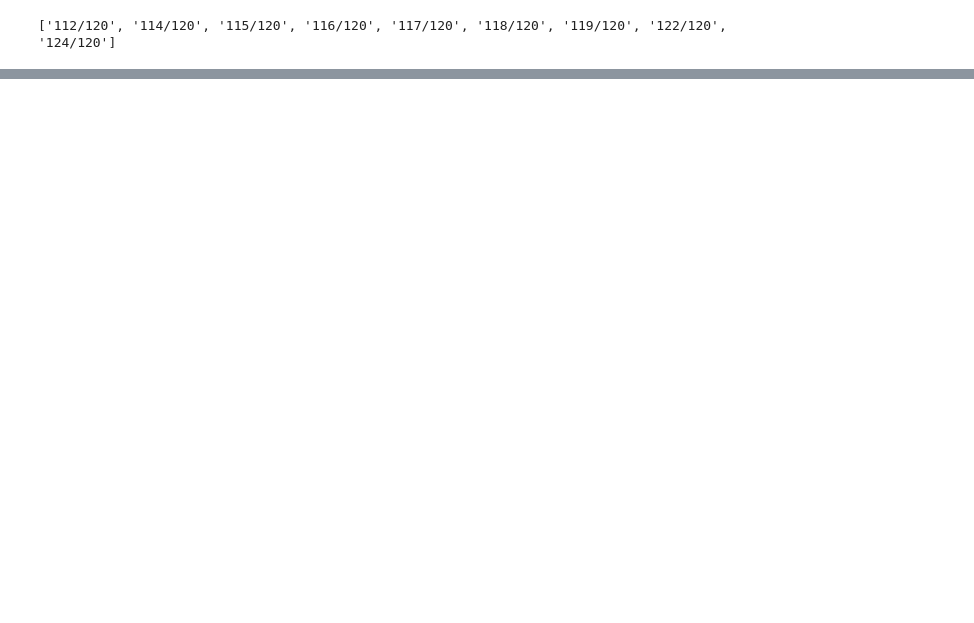
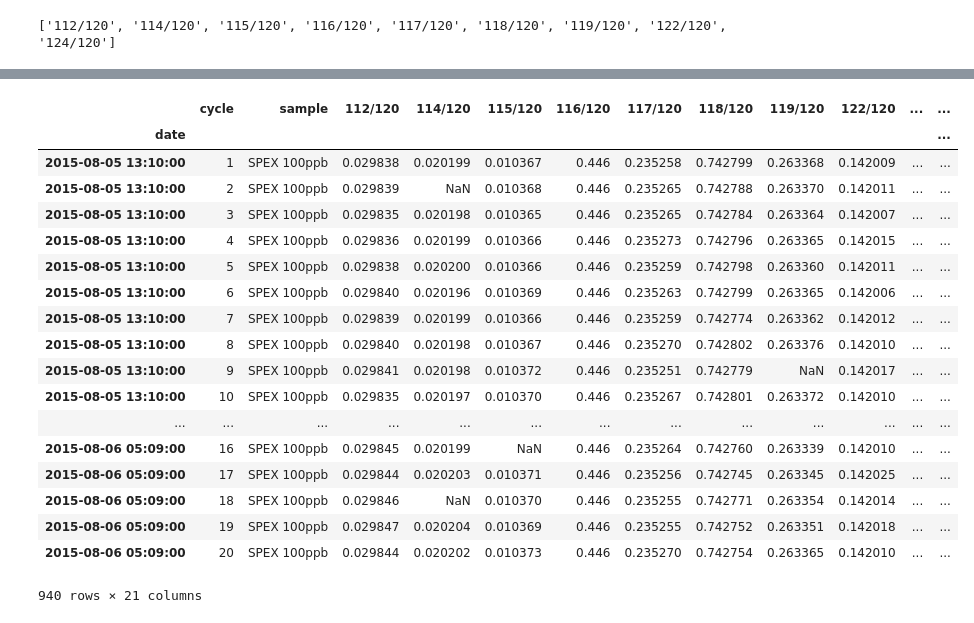
Before and after one commit to Marfster/NU_Plasma, a Jupyter notebook: Nu Plasma Evaluation - internal norm.ipynb, the cells around one changed output, grey strips where cells are left out. Saved outputs shown, nothing was run; the diff lists cells and outputs as text; code cells hidden in the pictures; blank space fills up the shorter version.

```diff
--- a/Nu Plasma Evaluation - internal norm.ipynb
+++ b/Nu Plasma Evaluation - internal norm.ipynb
@@ -83,28 +100,38 @@ df_all
 # %%
 files_1 = range(files_start, files_end, 1)
 df_raw_signals = pd.DataFrame()
-df_external_norm = pd.DataFrame()
-df_external_norm_mean = pd.DataFrame()
+df_internal_norm = pd.DataFrame()
 
-for sample in files_1:
+for sample in sample_ls:
     df = NU_data_read(path, sample, cup_config)
     cycles = range(1, len(df.data_read(sample).index)+1)
-    #blk_1 = NU_data_read(path, files[sample][1][0], cup_config)
-    #blk_2 = NU_data_read(path, files[sample][1][1], cup_config)
 
-    df_zero = df.data_zero_corr(sample)
-    #df_bgd_1 = blk_1.data_zero_corr(files[sample][1][0])
-    #df_bgd_2 = blk_2.data_zero_corr(files[sample][1][1])
+    if ((sample-1) in blk_ls) and ((sample+1) in blk_ls):
+        blk1 = sample-1
+        blk2 = sample+1
+        blk_corr_sample = True
+    else:
+        blk_corr_sample = False
 
-    new_corr = evaluation(df_zero, cycles, isotopes, cup_config, database, mass_range, corr_isotopes_1 , denom_corr_ratio)
-    #new_corr.line2_corr(df_zero, "119")
-    #new_corr.data_bgd_corr(df_bgd_1, df_bgd_2)
+    if (blk_corr == True) and (blk_corr_sample == True):
+        blk_1 = NU_data_read(path, blk1, cup_config)
+        blk_2 = NU_data_read(path, blk2, cup_config)
+        df_zero = df.data_zero_corr(sample)
+        df_bgd_1 = blk_1.data_zero_corr(blk1)
+        df_bgd_2 = blk_2.data_zero_corr(blk2)
+        new_corr = evaluation(df_zero, cycles, isotopes, cup_config, database, mass_range, corr_isotopes_2 , denom_corr_ratio)
+        new_corr.line2_corr(df_zero, "119")
+        new_corr.data_bgd_corr(df_bgd_1, df_bgd_2)
+    else:
+        df_zero = df.data_zero_corr(sample)
+        new_corr = evaluation(df_zero, cycles, isotopes, cup_config, database, mass_range, corr_isotopes_2 , denom_corr_ratio)
+        new_corr.line2_corr(df_zero, "119")
 
     data_sample_raw = new_corr.raw_signals(denom_isotope)
     data_sample_raw = pd.DataFrame.from_dict(data_sample_raw, orient = 'index')
     data_sample_raw = data_sample_raw[np.abs(data_sample_raw-data_sample_raw.mean())<=(2*data_sample_raw.std())]
 
-    data_sample = new_corr.internal_norm_1(denom_isotope, 10)
+    data_sample = new_corr.internal_norm_2(denom_isotope, 10)
     data_sample = pd.DataFrame.from_dict(data_sample, orient = 'index')
     data_sample = data_sample[np.abs(data_sample-data_sample.mean())<=(2*data_sample.std())]
 
@@ -112,20 +139,41 @@ for sample in files_1:
     date = df.extract_metadata(sample, "Date")
     starttime = df.extract_metadata(sample, "Start Time")
     data_sample = data_sample.drop(denom_isotope, axis=1)
+    data_sample = data_sample[sorted(data_sample.columns)]
     data_sample.columns = data_sample_column
     data_sample["date"] = datetime.strptime(date+starttime, '%d/%m/%Y%H:%M')
     data_sample["sample"] = sample_name
     data_sample["cycle"] = data_sample.index.values
 
-
     data_sample_raw["cycle"] = data_sample_raw.index.values
     data_sample = data_sample.merge(data_sample_raw)
 
-    df_external_norm = df_external_norm.append(data_sample)
+    df_internal_norm = df_internal_norm.append(data_sample)
 # %%
-#df_external_norm.set_index("date", inplace = True)
+df_internal_norm= df_internal_norm.set_index("date")
 columns = ["cycle", "sample"]
 columns.extend(data_sample_column)
 columns.extend(sorted(data_sample_raw.drop("cycle", axis=1).columns))
-df_external_sub = pd.DataFrame(df_external_norm, columns = columns)
-df_external_sub.to_csv(path_sav + "Sn_H9_L4_internal_corr_all.csv")
+df_internal_sub = pd.DataFrame(df_internal_norm, columns = columns)
+df_internal_sub
+#df_external_sub.to_csv(path_sav + "Sn_H9_L4_internal_corr_all.csv")
+# %% [output]
+|  | cycle | sample | 112/120 | 114/120 | 115/120 | 116/120 | 117/120 | 118/120 | 119/120 | 122/120 | ... | ... |
+| date |  |  |  |  |  |  |  |  |  |  |  | ... |
+| 2015-08-05 13:10:00 | 1 | SPEX 100ppb | 0.029838 | 0.020199 | 0.010367 | 0.446 | 0.235258 | 0.742799 | 0.263368 | 0.142009 | ... | ... |
+| 2015-08-05 13:10:00 | 2 | SPEX 100ppb | 0.029839 | NaN | 0.010368 | 0.446 | 0.235265 | 0.742788 | 0.263370 | 0.142011 | ... | ... |
+| 2015-08-05 13:10:00 | 3 | SPEX 100ppb | 0.029835 | 0.020198 | 0.010365 | 0.446 | 0.235265 | 0.742784 | 0.263364 | 0.142007 | ... | ... |
+| 2015-08-05 13:10:00 | 4 | SPEX 100ppb | 0.029836 | 0.020199 | 0.010366 | 0.446 | 0.235273 | 0.742796 | 0.263365 | 0.142015 | ... | ... |
+| 2015-08-05 13:10:00 | 5 | SPEX 100ppb | 0.029838 | 0.020200 | 0.010366 | 0.446 | 0.235259 | 0.742798 | 0.263360 | 0.142011 | ... | ... |
+| 2015-08-05 13:10:00 | 6 | SPEX 100ppb | 0.029840 | 0.020196 | 0.010369 | 0.446 | 0.235263 | 0.742799 | 0.263365 | 0.142006 | ... | ... |
+| 2015-08-05 13:10:00 | 7 | SPEX 100ppb | 0.029839 | 0.020199 | 0.010366 | 0.446 | 0.235259 | 0.742774 | 0.263362 | 0.142012 | ... | ... |
+| 2015-08-05 13:10:00 | 8 | SPEX 100ppb | 0.029840 | 0.020198 | 0.010367 | 0.446 | 0.235270 | 0.742802 | 0.263376 | 0.142010 | ... | ... |
+| 2015-08-05 13:10:00 | 9 | SPEX 100ppb | 0.029841 | 0.020198 | 0.010372 | 0.446 | 0.235251 | 0.742779 | NaN | 0.142017 | ... | ... |
+| 2015-08-05 13:10:00 | 10 | SPEX 100ppb | 0.029835 | 0.020197 | 0.010370 | 0.446 | 0.235267 | 0.742801 | 0.263372 | 0.142010 | ... | ... |
+| ... | ... | ... | ... | ... | ... | ... | ... | ... | ... | ... | ... | ... |
+| 2015-08-06 05:09:00 | 16 | SPEX 100ppb | 0.029845 | 0.020199 | NaN | 0.446 | 0.235264 | 0.742760 | 0.263339 | 0.142010 | ... | ... |
+| 2015-08-06 05:09:00 | 17 | SPEX 100ppb | 0.029844 | 0.020203 | 0.010371 | 0.446 | 0.235256 | 0.742745 | 0.263345 | 0.142025 | ... | ... |
+| 2015-08-06 05:09:00 | 18 | SPEX 100ppb | 0.029846 | NaN | 0.010370 | 0.446 | 0.235255 | 0.742771 | 0.263354 | 0.142014 | ... | ... |
+| 2015-08-06 05:09:00 | 19 | SPEX 100ppb | 0.029847 | 0.020204 | 0.010369 | 0.446 | 0.235255 | 0.742752 | 0.263351 | 0.142018 | ... | ... |
+| 2015-08-06 05:09:00 | 20 | SPEX 100ppb | 0.029844 | 0.020202 | 0.010373 | 0.446 | 0.235270 | 0.742754 | 0.263365 | 0.142010 | ... | ... |
+940 rows × 21 columns
```
Also changed, not shown: parts of 17 cells of this notebook.
